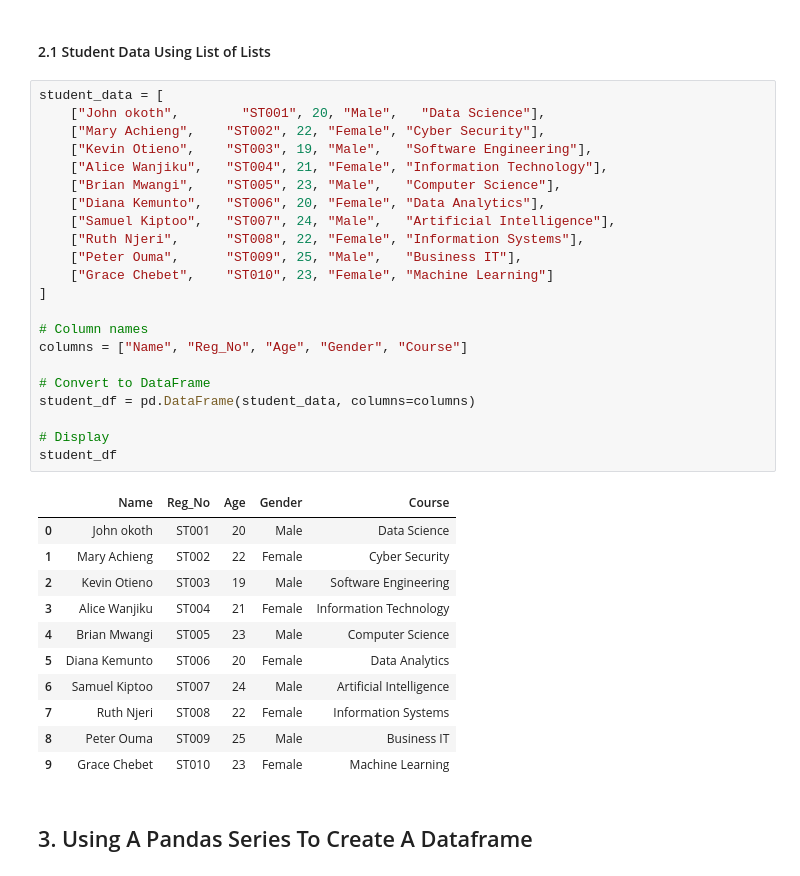
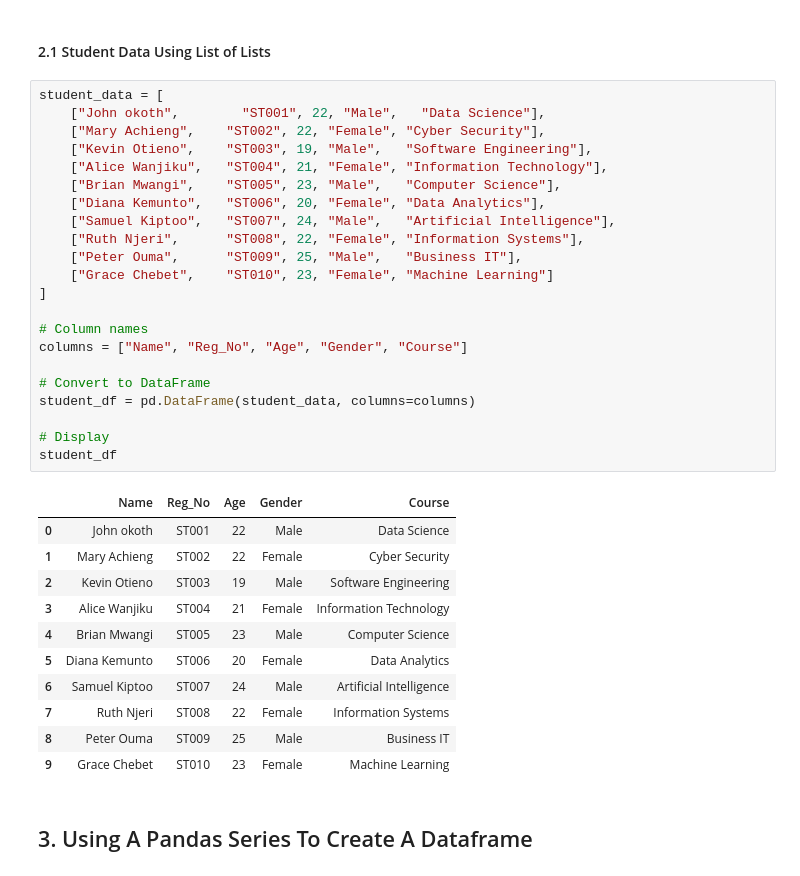
Before and after one commit to Clinton1029/create_data_python, a Jupyter notebook: create_data_python.ipynb, the cells around one changed output. Saved outputs shown, nothing was run; the diff lists cells and outputs as text.

```diff
--- a/create_data_python.ipynb
+++ b/create_data_python.ipynb
@@ -111,29 +111,29 @@ hospital_df.head()
 #### 2.1 Student Data Using List of Lists
 # %%
 student_data = [
-    ["John okoth",        "ST001", 20, "Male",   "Data Science"],
+    ["John okoth",        "ST001", 22, "Male",   "Data Science"],
     ["Mary Achieng",    "ST002", 22, "Female", "Cyber Security"],
     ["Kevin Otieno",    "ST003", 19, "Male",   "Software Engineering"],
     ["Alice Wanjiku",   "ST004", 21, "Female", "Information Technology"],
     ["Brian Mwangi",    "ST005", 23, "Male",   "Computer Science"],
     ["Diana Kemunto",   "ST006", 20, "Female", "Data Analytics"],
     ["Samuel Kiptoo",   "ST007", 24, "Male",   "Artificial Intelligence"],
     ["Ruth Njeri",      "ST008", 22, "Female", "Information Systems"],
     ["Peter Ouma",      "ST009", 25, "Male",   "Business IT"],
     ["Grace Chebet",    "ST010", 23, "Female", "Machine Learning"]
 ]
 
 # Column names
 columns = ["Name", "Reg_No", "Age", "Gender", "Course"]
 
 # Convert to DataFrame
 student_df = pd.DataFrame(student_data, columns=columns)
 
 # Display
 student_df
 # %% [output]
 |  | Name | Reg_No | Age | Gender | Course |
-| 0 | John okoth | ST001 | 20 | Male | Data Science |
+| 0 | John okoth | ST001 | 22 | Male | Data Science |
 | 1 | Mary Achieng | ST002 | 22 | Female | Cyber Security |
 | 2 | Kevin Otieno | ST003 | 19 | Male | Software Engineering |
 | 3 | Alice Wanjiku | ST004 | 21 | Female | Information Technology |
```
Also changed, not shown: parts of 1 cell of this notebook.
